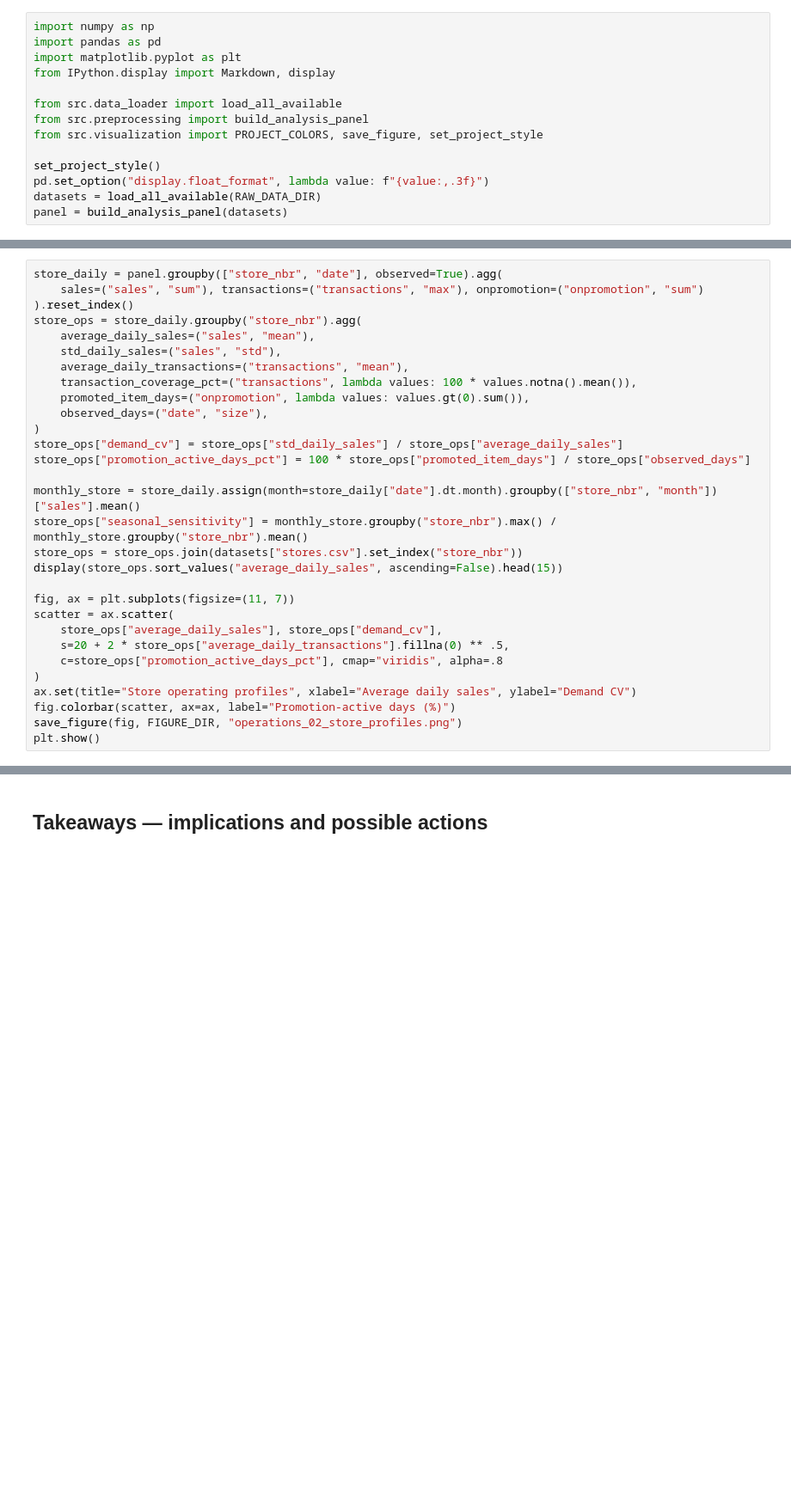
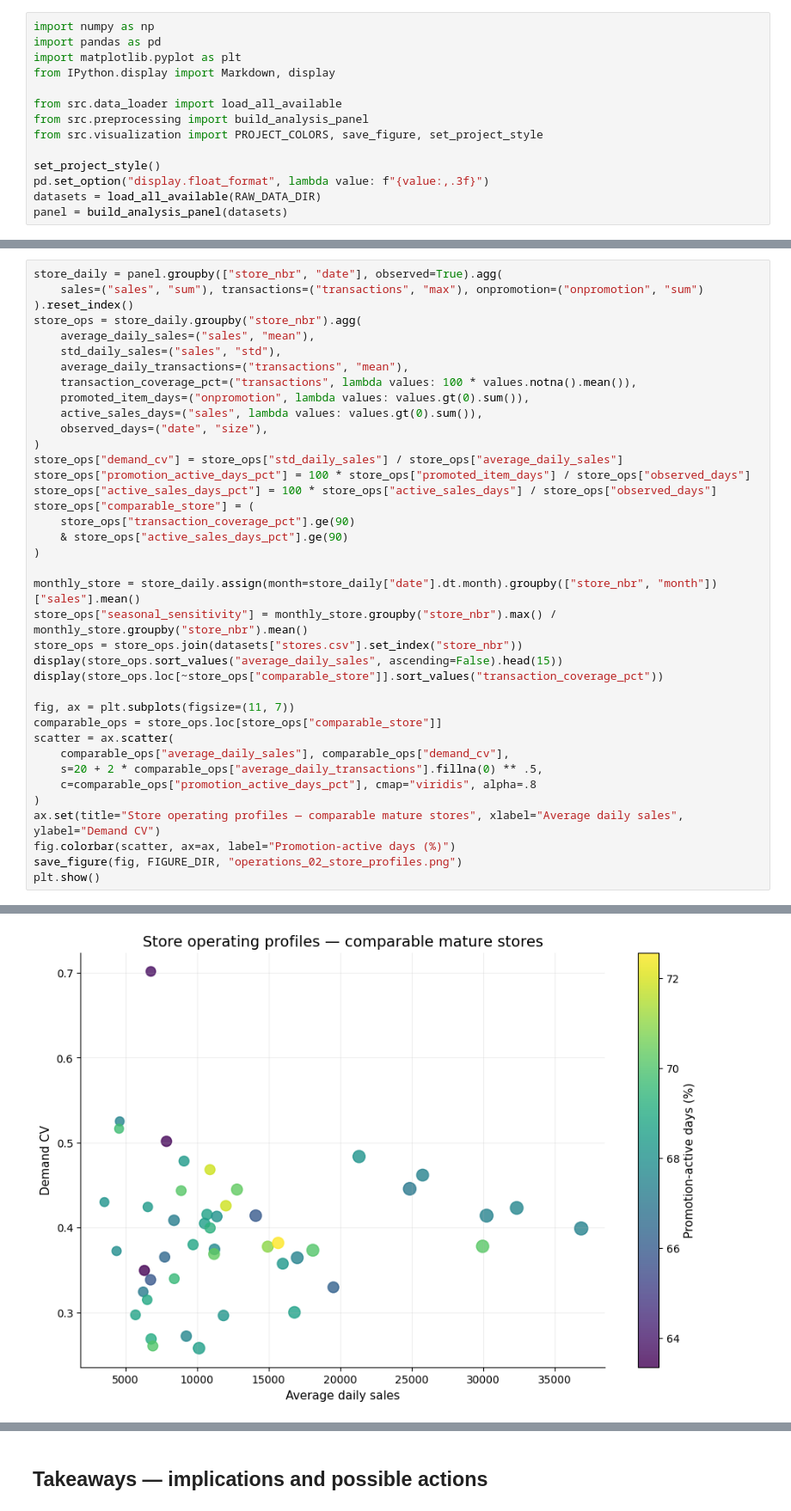
Before and after one commit to bhagathchan1/Data-Driven-Demand-Forecasting, a Jupyter notebook: notebooks/04_operations_analysis.ipynb, the cells around one changed output, grey strips where cells are left out. Shown at 86% size. Saved outputs shown, nothing was run; the diff lists cells and outputs as text; blank space fills up the shorter version.

```diff
--- a/notebooks/04_operations_analysis.ipynb
+++ b/notebooks/04_operations_analysis.ipynb
@@ -89,23 +116,32 @@ store_ops = store_daily.groupby("store_nbr").agg(
     average_daily_transactions=("transactions", "mean"),
     transaction_coverage_pct=("transactions", lambda values: 100 * values.notna().mean()),
     promoted_item_days=("onpromotion", lambda values: values.gt(0).sum()),
+    active_sales_days=("sales", lambda values: values.gt(0).sum()),
     observed_days=("date", "size"),
 )
 store_ops["demand_cv"] = store_ops["std_daily_sales"] / store_ops["average_daily_sales"]
 store_ops["promotion_active_days_pct"] = 100 * store_ops["promoted_item_days"] / store_ops["observed_days"]
+store_ops["active_sales_days_pct"] = 100 * store_ops["active_sales_days"] / store_ops["observed_days"]
+store_ops["comparable_store"] = (
+    store_ops["transaction_coverage_pct"].ge(90)
+    & store_ops["active_sales_days_pct"].ge(90)
+)
 
 monthly_store = store_daily.assign(month=store_daily["date"].dt.month).groupby(["store_nbr", "month"])["sales"].mean()
 store_ops["seasonal_sensitivity"] = monthly_store.groupby("store_nbr").max() / monthly_store.groupby("store_nbr").mean()
 store_ops = store_ops.join(datasets["stores.csv"].set_index("store_nbr"))
 display(store_ops.sort_values("average_daily_sales", ascending=False).head(15))
+display(store_ops.loc[~store_ops["comparable_store"]].sort_values("transaction_coverage_pct"))
 
 fig, ax = plt.subplots(figsize=(11, 7))
+comparable_ops = store_ops.loc[store_ops["comparable_store"]]
 scatter = ax.scatter(
-    store_ops["average_daily_sales"], store_ops["demand_cv"],
-    s=20 + 2 * store_ops["average_daily_transactions"].fillna(0) ** .5,
-    c=store_ops["promotion_active_days_pct"], cmap="viridis", alpha=.8
+    comparable_ops["average_daily_sales"], comparable_ops["demand_cv"],
+    s=20 + 2 * comparable_ops["average_daily_transactions"].fillna(0) ** .5,
+    c=comparable_ops["promotion_active_days_pct"], cmap="viridis", alpha=.8
 )
-ax.set(title="Store operating profiles", xlabel="Average daily sales", ylabel="Demand CV")
+ax.set(title="Store operating profiles — comparable mature stores", xlabel="Average daily sales", ylabel="Demand CV")
 fig.colorbar(scatter, ax=ax, label="Promotion-active days (%)")
 save_figure(fig, FIGURE_DIR, "operations_02_store_profiles.png")
 plt.show()
+# %% [output]
@@ -111,0 +174 @@ plt.show()
+[figure, added]
```
Also changed, not shown: parts of 17 cells of this notebook, 41 other files.
